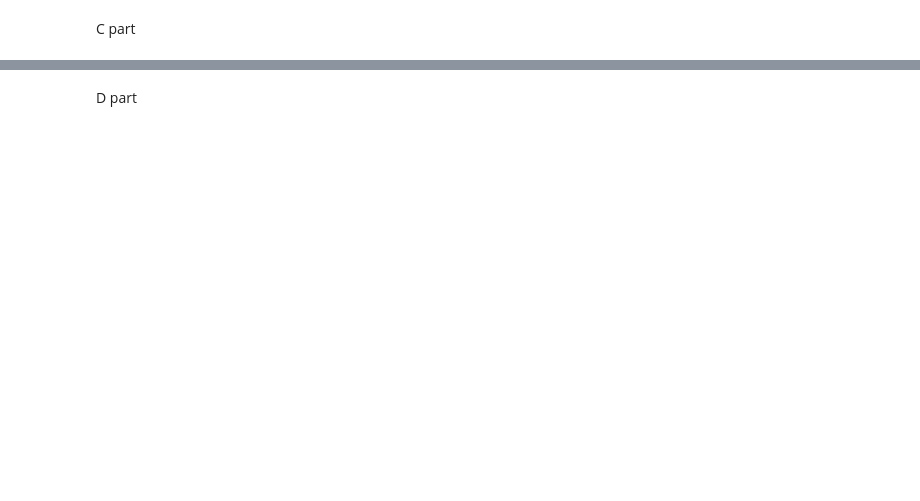
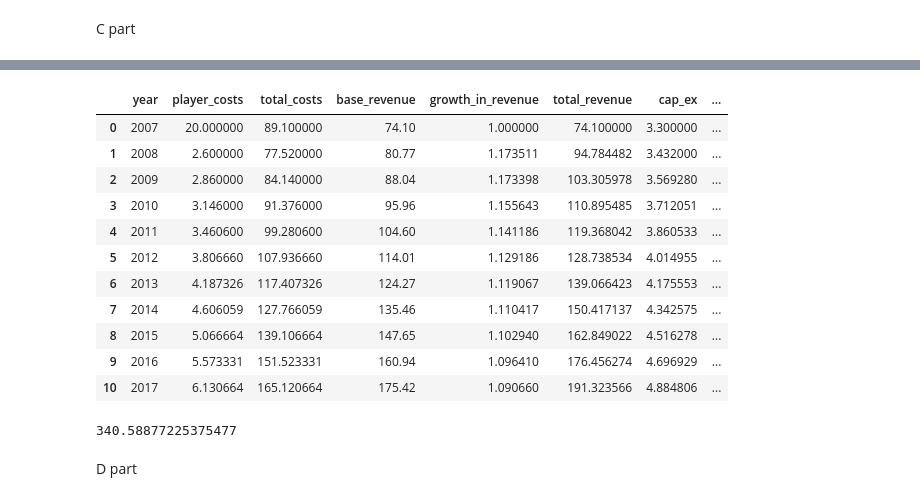
Before and after one commit to hhildaa/epfl-if-case1, a Jupyter notebook: case1.ipynb, the cells around one changed output, grey strips where cells are left out. Drawn from its saved outputs; the diff is of its cells as text; code cells hidden in the pictures; blank space fills up the shorter version.

```diff
--- a/case1.ipynb
+++ b/case1.ipynb
@@ -229,2 +211,41 @@ e = [50000 * 52 * (1.1)**i for i in range(10)]
+# %%
+inc_stat3 = pd.DataFrame({'year': [year for year in range(2007, 2018)]})
+inc_stat3['player_costs'] = e_0 + e
+inc_stat3['total_costs'] = inc_stat3['player_costs'] + list(income_statement.loc[9][1:12])
+inc_stat3['base_revenue'] = list(income_statement.loc[5][1:12])
+inc_stat3['growth_in_revenue'] = df['expected_growth_in_revenue']
+inc_stat3['total_revenue'] = inc_stat3['growth_in_revenue'] * inc_stat3['base_revenue']
+inc_stat3['cap_ex'] = [3.3 * 1.04**i for i in range(11)]
+inc_stat3['growth_in_total_revenue'] = inc_stat3['total_revenue']/inc_stat3['total_revenue'].shift(1)
+inc_stat3['growth_in_total_revenue'][0] = 1
+inc_stat3['nwc'] = inc_stat3['growth_in_total_revenue'] * nwc
+inc_stat3['delta_nwc'] = inc_stat3['nwc'] - inc_stat3['nwc'].shift(1)
+inc_stat3['delta_nwc'][0] = inc_stat3['nwc'][0]
+inc_stat3['depreciation'] = list(income_statement.loc[11][1:12])
+inc_stat3['free_cash_flow'] = inc_stat3['total_revenue'] - inc_stat3['total_costs'] * (1-0.35) - inc_stat3['cap_ex'] - inc_stat3['delta_nwc'] + 0.35 * inc_stat3['depreciation']
+inc_stat3
+# %% [output]
+|  | year | player_costs | total_costs | base_revenue | growth_in_revenue | total_revenue | cap_ex | ... |
+| 0 | 2007 | 20.000000 | 89.100000 | 74.10 | 1.000000 | 74.100000 | 3.300000 | ... |
+| 1 | 2008 | 2.600000 | 77.520000 | 80.77 | 1.173511 | 94.784482 | 3.432000 | ... |
+| 2 | 2009 | 2.860000 | 84.140000 | 88.04 | 1.173398 | 103.305978 | 3.569280 | ... |
+| 3 | 2010 | 3.146000 | 91.376000 | 95.96 | 1.155643 | 110.895485 | 3.712051 | ... |
+| 4 | 2011 | 3.460600 | 99.280600 | 104.60 | 1.141186 | 119.368042 | 3.860533 | ... |
+| 5 | 2012 | 3.806660 | 107.936660 | 114.01 | 1.129186 | 128.738534 | 4.014955 | ... |
+| 6 | 2013 | 4.187326 | 117.407326 | 124.27 | 1.119067 | 139.066423 | 4.175553 | ... |
+| 7 | 2014 | 4.606059 | 127.766059 | 135.46 | 1.110417 | 150.417137 | 4.342575 | ... |
+| 8 | 2015 | 5.066664 | 139.106664 | 147.65 | 1.102940 | 162.849022 | 4.516278 | ... |
+| 9 | 2016 | 5.573331 | 151.523331 | 160.94 | 1.096410 | 176.456274 | 4.696929 | ... |
+| 10 | 2017 | 6.130664 | 165.120664 | 175.42 | 1.090660 | 191.323566 | 4.884806 | ... |
+# %%
+fcf = inc_stat3['free_cash_flow']
+T = 10
+PVs = np.zeros(T)
+for t in np.arange(T):
+    PVs[t] = fcf[t]/((1+r)**t)
+NPV = PVs.sum()
+NPV
+# %% [output]
+340.58877225375477
 # %% [markdown]
 D part
```
Also changed, not shown: parts of 6 cells of this notebook.
